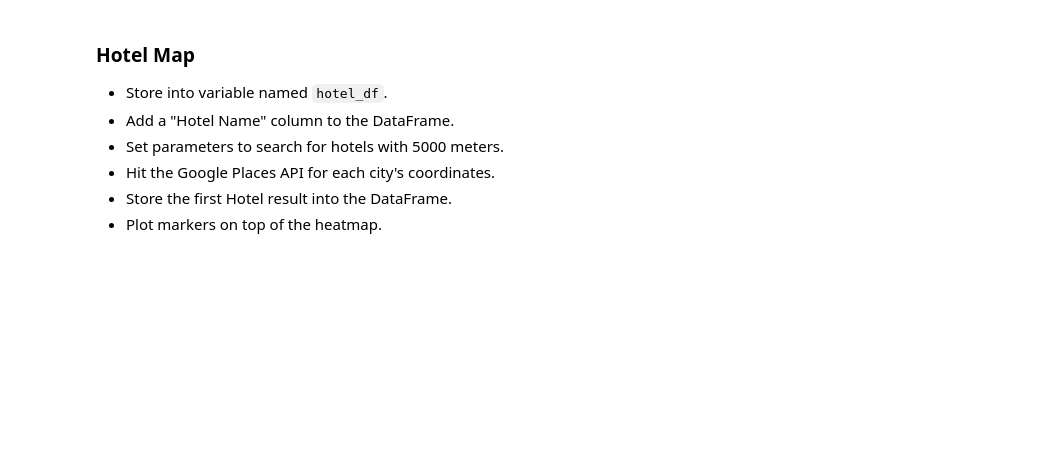
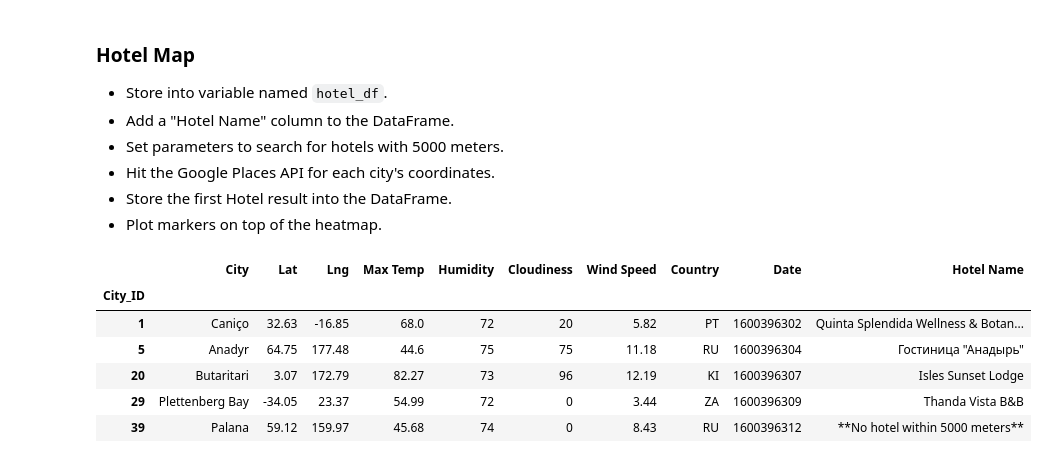
Before and after one commit to mcbien/python_apis_challenge, a Jupyter notebook: VacationPy/VacationPy.ipynb, the cells around one changed output. Cells and saved outputs as stored; diff of their text form; code cells hidden in the pictures; blank space fills up the shorter version.

```diff
--- a/VacationPy/VacationPy.ipynb
+++ b/VacationPy/VacationPy.ipynb
@@ -98,22 +98,31 @@ ideal_weather
 # %%
 # store ideal_weather dataframe as hotel_df
 hotel_df = ideal_weather.astype(str)
 # add empty Hotel Name column to dataframe
 hotel_df["Hotel Name"] = ""
 
 # set base url
 base_url = "https://maps.googleapis.com/maps/api/place/nearbysearch/json?"
 
 # parameter variables hotels within 5000 meters
 for index,row in hotel_df.iterrows():
     try:
         location = row[str("Lat")] + "," + row[str("Lng")]
         request_url = base_url + "location=" + location + "&radius=5000" + "&type=lodging" + "&key=" + g_key
         response = requests.get(request_url).json()
         hotel_name = response["results"][0]["name"]
         row["Hotel Name"] = hotel_name
     except IndexError:
         row["Hotel Name"] = "**No hotel within 5000 meters**"
+hotel_df.head()
+# %% [output]
+|  | City | Lat | Lng | Max Temp | Humidity | Cloudiness | Wind Speed | Country | Date | Hotel Name |
+| City_ID |  |  |  |  |  |  |  |  |  |  |
+| 1 | Caniço | 32.63 | -16.85 | 68.0 | 72 | 20 | 5.82 | PT | 1600396302 | Quinta Splendida Wellness & Botan... |
+| 5 | Anadyr | 64.75 | 177.48 | 44.6 | 75 | 75 | 11.18 | RU | 1600396304 | Гостиница "Анадырь" |
+| 20 | Butaritari | 3.07 | 172.79 | 82.27 | 73 | 96 | 12.19 | KI | 1600396307 | Isles Sunset Lodge |
+| 29 | Plettenberg Bay | -34.05 | 23.37 | 54.99 | 72 | 0 | 3.44 | ZA | 1600396309 | Thanda Vista B&B |
+| 39 | Palana | 59.12 | 159.97 | 45.68 | 74 | 0 | 8.43 | RU | 1600396312 | **No hotel within 5000 meters** |
 # %%
 # NOTE: Do not change any of the code in this cell
 
```
Also changed, not shown: parts of 3 cells of this notebook, 14 other files.
